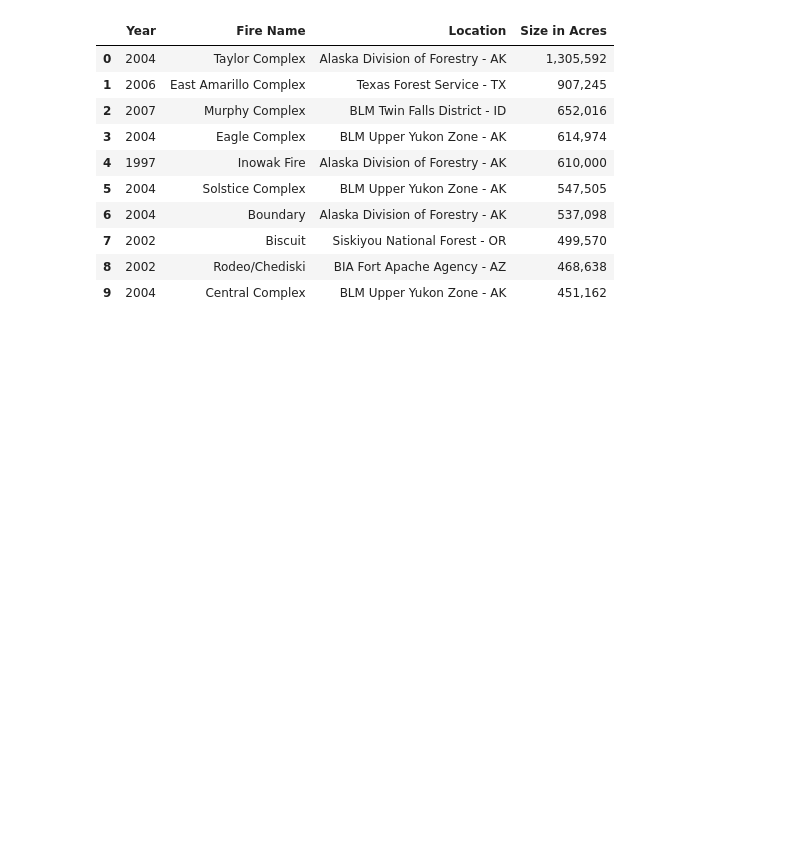
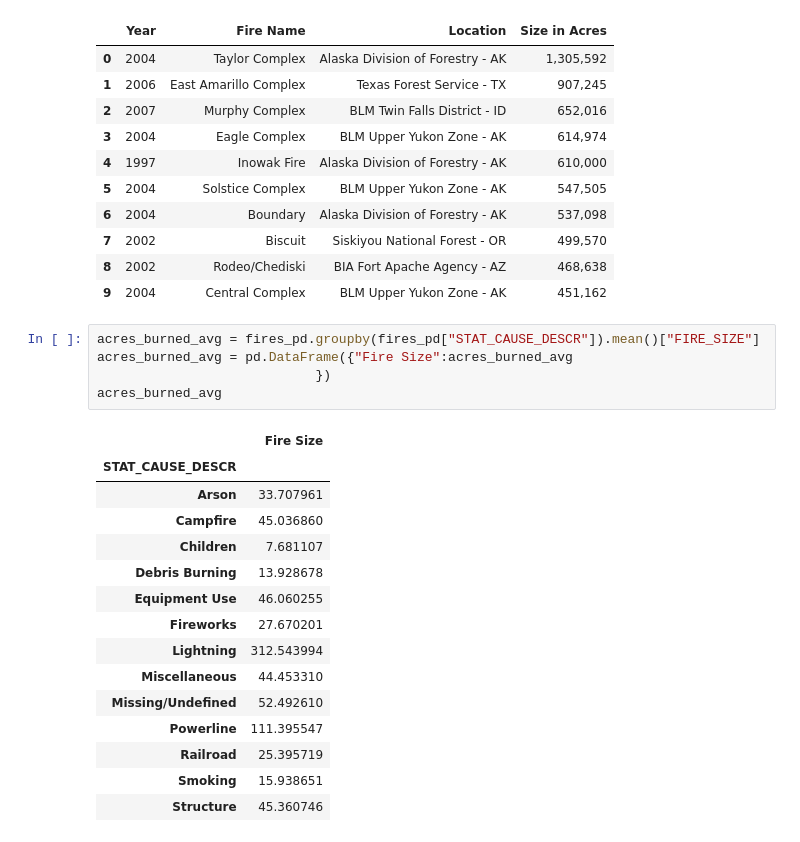
Before and after one commit to nvhabib91/project1, a Jupyter notebook: Project_1_Sam.ipynb, the cells around one changed output. Drawn from its saved outputs; the diff is of its cells as text; blank space fills up the shorter version.

```diff
--- a/Project_1_Sam.ipynb
+++ b/Project_1_Sam.ipynb
@@ -355,3 +355,24 @@ large_fires_pd.head(10)
 | 7 | 2002 | Biscuit | Siskiyou National Forest - OR | 499,570 |
 | 8 | 2002 | Rodeo/Chediski | BIA Fort Apache Agency - AZ | 468,638 |
 | 9 | 2004 | Central Complex | BLM Upper Yukon Zone - AK | 451,162 |
+# %%
+acres_burned_avg = fires_pd.groupby(fires_pd["STAT_CAUSE_DESCR"]).mean()["FIRE_SIZE"]
+acres_burned_avg = pd.DataFrame({"Fire Size":acres_burned_avg
+                            })
+acres_burned_avg
+# %% [output]
+|  | Fire Size |
+| STAT_CAUSE_DESCR |  |
+| Arson | 33.707961 |
+| Campfire | 45.036860 |
+| Children | 7.681107 |
+| Debris Burning | 13.928678 |
+| Equipment Use | 46.060255 |
+| Fireworks | 27.670201 |
+| Lightning | 312.543994 |
+| Miscellaneous | 44.453310 |
+| Missing/Undefined | 52.492610 |
+| Powerline | 111.395547 |
+| Railroad | 25.395719 |
+| Smoking | 15.938651 |
+| Structure | 45.360746 |
```
Also changed, not shown: parts of 2 cells of this notebook, 3 other files.
